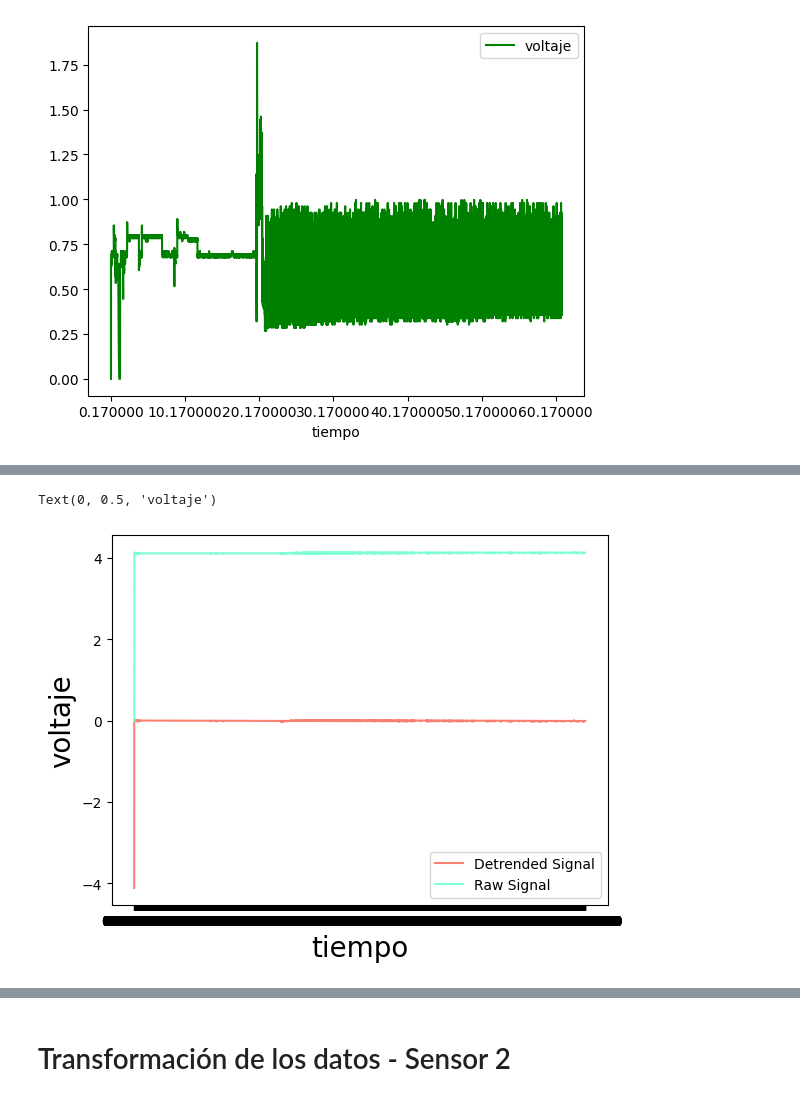
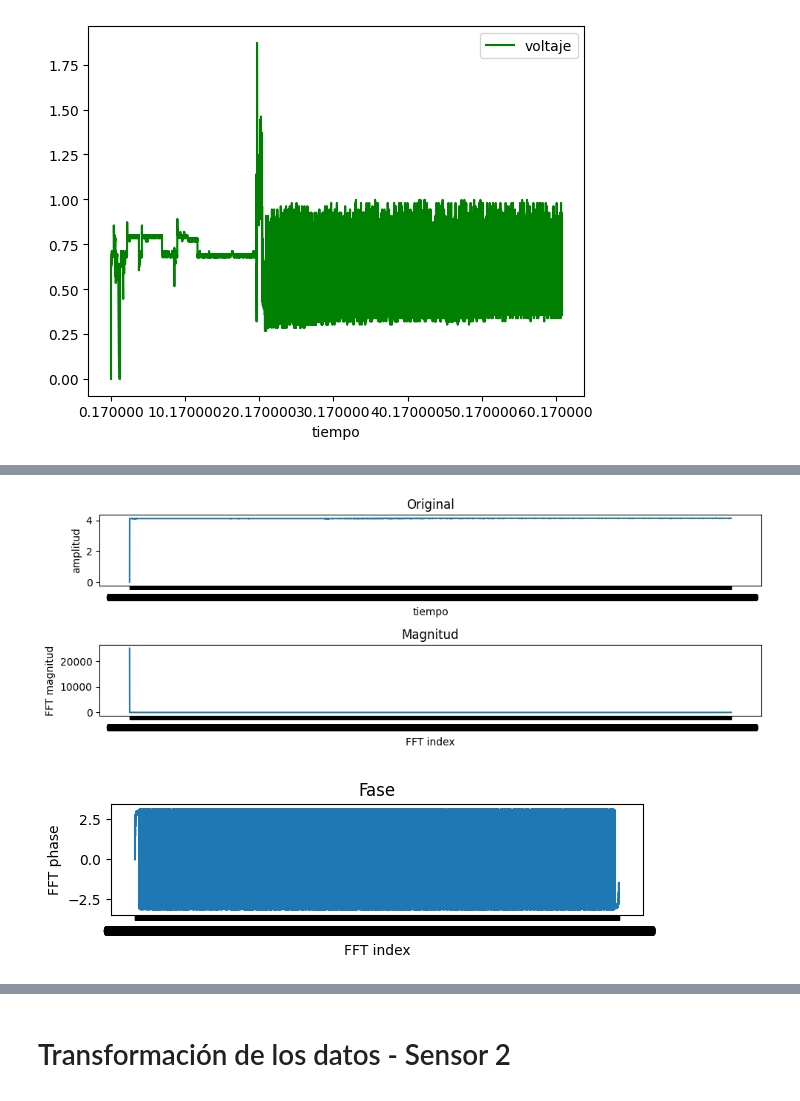
Before and after one commit to ialonsoiturbe/Motores_VR, a Jupyter notebook: datos_motor_2025.ipynb, the cells around one changed output, grey strips where cells are left out. Cells and saved outputs as stored; diff of their text form; code cells hidden in the pictures.

```diff
--- a/datos_motor_2025.ipynb
+++ b/datos_motor_2025.ipynb
@@ -13,7 +13,7 @@ import pywt
 %matplotlib inline
 
 #Leemos los datos
-df = pd.read_csv("Measurement_17_15.asc", sep=r"\s+", skiprows=2)
+df = pd.read_csv("sensores/Measurement_17_15.asc", sep=r"\s+", skiprows=2)
 df
 # %% [output]
 |  | Begin | Triggerblock | Fri | May | 15 | 07:26:14 | pm | 2026 |
@@ -103,15 +123,36 @@ Vamos a hacer la transformada de Fourier de los datos para poder tratarlos, en v
 # %%
 x1=np.array(df_sensor1.tiempo)
 y1=np.array(df_sensor1.voltaje)
 
-#Utilizamos detrend para corregir la tendencia y comparamos representandolas
+#Hacemos la transformada de Fourier
+four_transf1=np.fft.fft(y1)
+y1_mag=np.abs(four_transf1)
+y1_phase=np.angle(four_transf1)
 
-y1_detrend = signal.detrend(y1)
-plt.plot(x1, y1_detrend,color='salmon',label='Detrended Signal')
-plt.plot(x1,y1, color='aquamarine',label='Raw Signal')
-plt.legend()
-plt.xlabel('tiempo',fontsize=20)
-plt.ylabel('voltaje',fontsize=20)
+#Graficamos
+plt.figure(figsize=(10,5))
+#original
+plt.subplot(3,1,1)
+plt.plot(x1,y1)
+plt.title('Original')
+plt.xlabel('tiempo')
+plt.ylabel('amplitud')
+#Magnitud
+plt.subplot(3,1,2)
+plt.plot(x1,y1_mag)
+plt.title('Magnitud')
+plt.xlabel('FFT index')
+plt.ylabel('FFT magnitud')
+plt.tight_layout()
+plt.show()
+#Fase
+plt.subplot(3,1,3)
+plt.plot(x1,y1_phase)
+plt.title('Fase')
+plt.xlabel('FFT index')
+plt.ylabel('FFT phase')
+plt.tight_layout()
+plt.show()
 # %% [output]
-Text(0, 0.5, 'voltaje')
-[figure, old version]
+[figure, new version]
+[figure, added]
```
Also changed, not shown: parts of 13 cells of this notebook.
